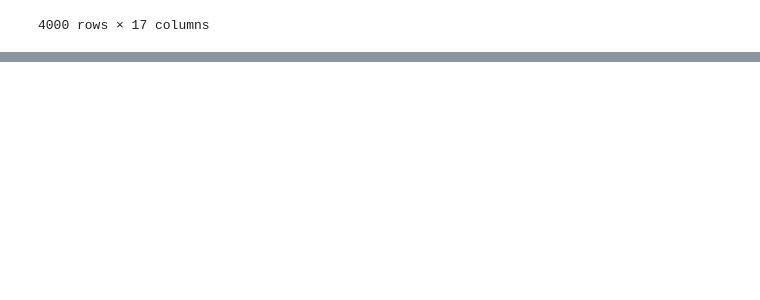
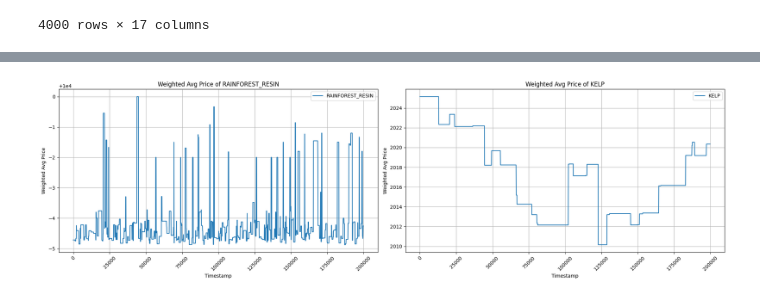
Before and after one commit to nineninesixteensixtn/BANDO, a Jupyter notebook: algoresults/workingfile.ipynb, the cells around one changed output, grey strips where cells are left out. Drawn from its saved outputs; the diff is of its cells as text; code cells hidden in the pictures; blank space fills up the shorter version.

```diff
--- a/algoresults/workingfile.ipynb
+++ b/algoresults/workingfile.ipynb
@@ -5,6 +6,7 @@ import matplotlib.pyplot as plt
 import seaborn as sns
 # %%
-data = pd.read_csv(r'/Users/mirazrai/Downloads/other studies/Prosperity-3/algoresults/fdc69852-9edd-445f-9c9a-f516b3ad5e5c.csv', delimiter = ';')
+file_path = r'fdc69852-9edd-445f-9c9a-f516b3ad5e5c.csv'
+data = pd.read_csv(file_path, delimiter = ';')
 # %%
 data
 # %% [output]
@@ -21,3 +23,82 @@ data
 | 3998 | -1 | 199900 | KELP | 2020 | 32 | NaN | NaN | NaN | ... |
 | 3999 | -1 | 199900 | RAINFOREST_RESIN | 9996 | 2 | 9995.0 | 30.0 | NaN | ... |
 4000 rows × 17 columns
+# %%
+# Column groups
+price_columns = ["bid_price_1", "bid_price_2", "bid_price_3"]
+volume_columns = ["bid_volume_1", "bid_volume_2", "bid_volume_3"]
+
+# User inputs what product prices to graph
+products = data["product"].unique()
+products_str = ", ".join(f"{i} = {item}" for i, item in enumerate(products))
+print("Enter for all graphs or enter numbers seperated by commas (no spaces) for selected products")
+products_id_user_input = str(input(products_str + ":")).split(",")
+together_input = str(input("Plot graphs together (Y/N)? ")).upper()
+
+# Convert input to integers (handle empty input)
+if products_id_user_input == [""]:  # If user presses Enter without input
+    products_user_input = list(products)
+else:
+    products_id_user_input = [int(i) for i in products_id_user_input]
+    products_user_input = [product for i, product in enumerate(products) if i in products_id_user_input]
+
+# Dictionary to store weighted average prices per product
+product_weighted_avg_prices = {}
+
+for product in products_user_input:
+    product_data = data[data["product"] == product]
+
+    weighted_price = sum(product_data[price] * product_data[volume] for price, volume in zip(price_columns, volume_columns))
+    total_volume = product_data[volume_columns].sum(axis=1)
+
+    weighted_avg_price = weighted_price / total_volume
+
+    # Fill missing values forward (to handle missing timestamps)
+    weighted_avg_price_filled = weighted_avg_price.fillna(method="ffill")
+
+    product_weighted_avg_prices[product] = weighted_avg_price_filled
+
+# PLOTTING: Based on User Choice (Y means together, N means seperate)
+if together_input == "Y":
+    # Plot all products on the same graph
+    plt.figure(figsize=(12, 6))
+
+    for product, weighted_avg_price in product_weighted_avg_prices.items():
+        product_data = data[data["product"] == product]
+        plt.plot(product_data["timestamp"], weighted_avg_price, label=product)
+
+    # Formatting
+    plt.xlabel("Timestamp")
+    plt.ylabel("Weighted Avg Price")
+    plt.title("Weighted Avg Price of Selected Products")
+    plt.xticks(rotation=45)
+    plt.legend()
+    plt.grid(True)
+
+    plt.show()
+
+else:
+    # Plot each product separately
+    num_products = len(product_weighted_avg_prices)
+    fig, axes = plt.subplots(1, num_products, figsize=(10 * num_products, 6), sharey=False)  # Separate y-scales
+
+    # If only one product is selected, convert axes to a list for consistency
+    if num_products == 1:
+        axes = [axes]
+
+    # Loop through each product and create a separate subplot
+    for ax, (product, weighted_avg_price) in zip(axes, product_weighted_avg_prices.items()):
+        product_data = data[data["product"] == product]
+        ax.plot(product_data["timestamp"], weighted_avg_price, label=product)
+
+        # Formatting for each subplot
+        ax.set_xlabel("Timestamp")
+        ax.set_ylabel("Weighted Avg Price")
+        ax.set_title(f"Weighted Avg Price of {product}")
+        ax.legend()
+        ax.grid(True)
+        ax.tick_params(axis='x', rotation=45)
+
+    plt.tight_layout()
+    plt.show()
+# %% [output]
@@ -23,0 +106 @@ data
+[figure, added]
```
Also changed, not shown: parts of 2 cells of this notebook.
